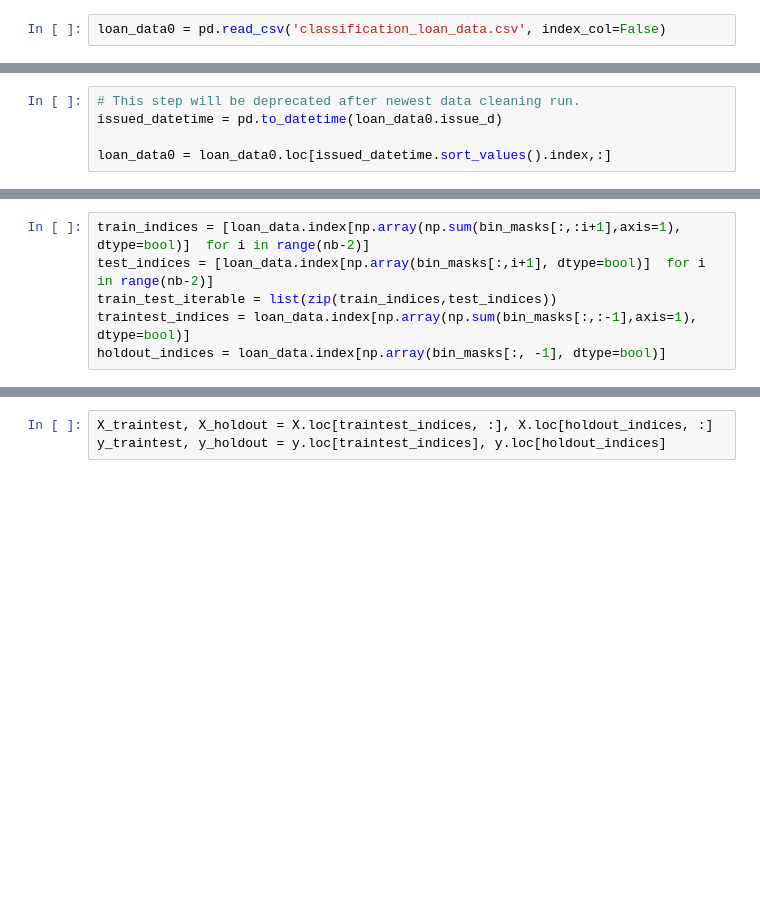
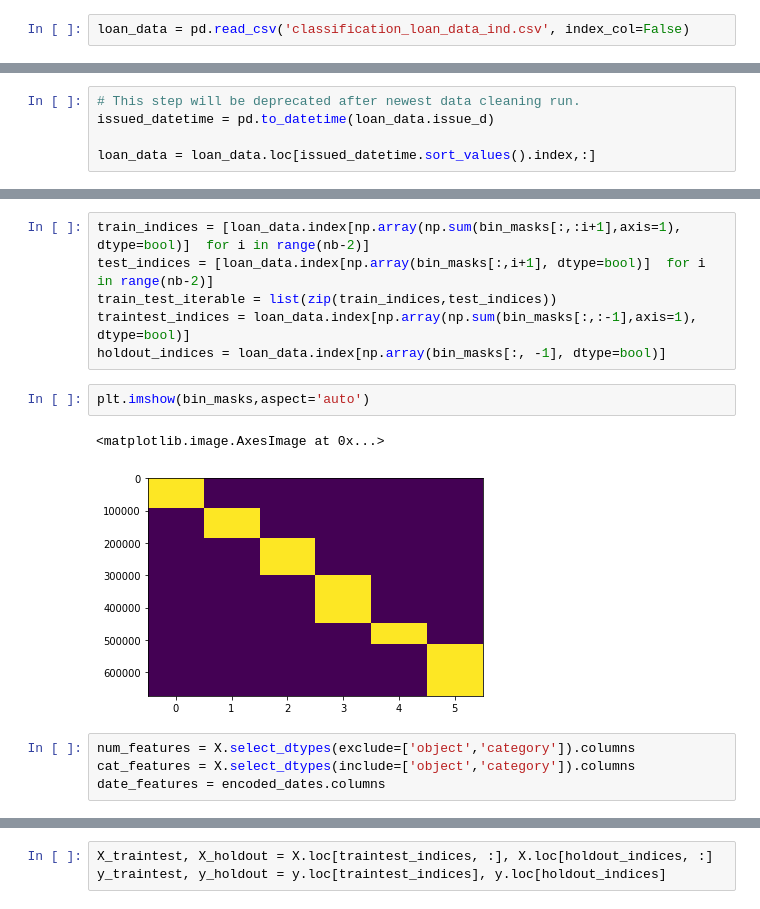
Before and after one commit to mgudorf/datsci, a Jupyter notebook: capstone1/notebooks/Loan outcome classification.ipynb, the cells around one changed output, grey strips where cells are left out. Cells and saved outputs as stored; diff of their text form; blank space fills up the shorter version.

Commit message:
classification still behaving strangely

```diff
--- a/capstone1/notebooks/Loan outcome classification.ipynb
+++ b/capstone1/notebooks/Loan outcome classification.ipynb
@@ -180,15 +236,15 @@ def param_grid_iterable(params):
 # %% [markdown]
 ### Random Forest and Logistic Regression modeling of loan status.
 # %%
-loan_data0 = pd.read_csv('classification_loan_data.csv', index_col=False)
+loan_data = pd.read_csv('classification_loan_data_ind.csv', index_col=False)
 # %% [markdown]
 Need to take into consideration the time dependence element of this problem. Because we want to predict whether or not
 to issue a loan, need to take into consideration the time series nature of the issuance date. The main consideration is during the cross-validation process later but reorder the data now as it will later be transformed by one-hot encoding. Specifically, it will be stored in a sparse matrix which is harder to manipulate.
 # %%
 # This step will be deprecated after newest data cleaning run.
-issued_datetime = pd.to_datetime(loan_data0.issue_d)
+issued_datetime = pd.to_datetime(loan_data.issue_d)
 
-loan_data0 = loan_data0.loc[issued_datetime.sort_values().index,:]
+loan_data = loan_data.loc[issued_datetime.sort_values().index,:]
 # %% [markdown]
 Have the cross validation folds, now need to create procedure which correctly preprocesses them before testing. Training component of folds are cumulative over time; always want to use as much information as possible.
 # %% [markdown]
@@ -251,3 +289,12 @@ test_indices = [loan_data.index[np.array(bin_masks[:,i+1], dtype=bool)]  for i i
 train_test_iterable = list(zip(train_indices,test_indices))
 traintest_indices = loan_data.index[np.array(np.sum(bin_masks[:,:-1],axis=1), dtype=bool)]
 holdout_indices = loan_data.index[np.array(bin_masks[:, -1], dtype=bool)]
+# %%
+plt.imshow(bin_masks,aspect='auto')
+# %% [output]
+<matplotlib.image.AxesImage at 0x...>
+[figure, added]
+# %%
+num_features = X.select_dtypes(exclude=['object','category']).columns
+cat_features = X.select_dtypes(include=['object','category']).columns
+date_features = encoded_dates.columns
```
Also changed, not shown: parts of 44 cells of this notebook, 1 other file.
